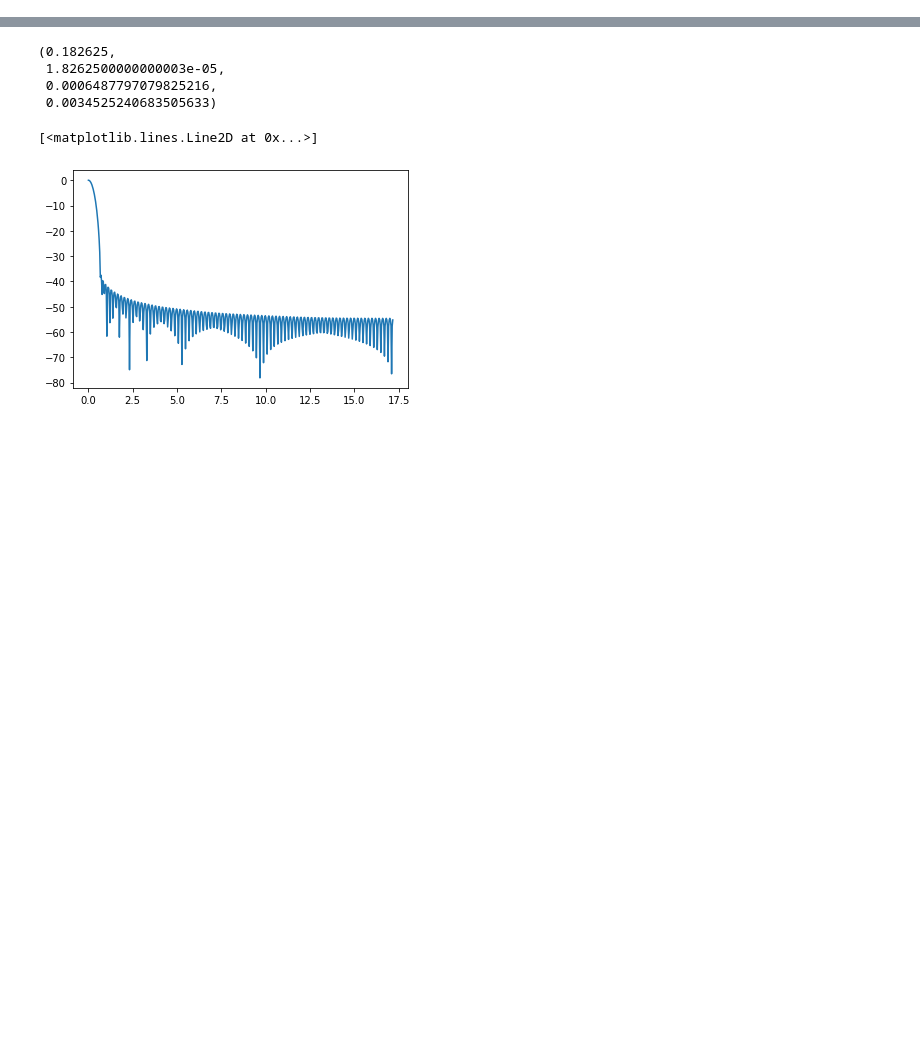
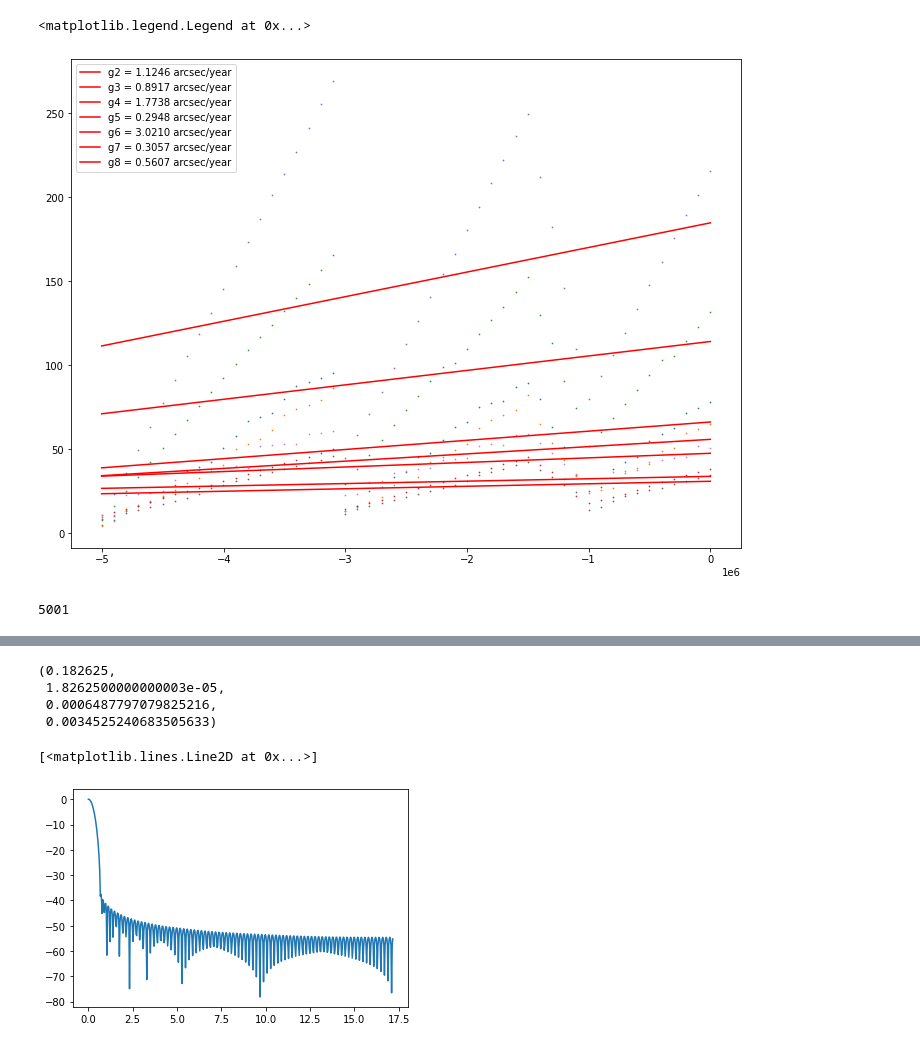
Before and after one commit to Rmelikyan/Flora_Family, a Jupyter notebook: notebooks/Derivation_of_Synthetic_Proper_Elements.ipynb, the cells around one changed output, grey strips where cells are left out. Cells and saved outputs as stored; diff of their text form; code cells hidden in the pictures; blank space fills up the shorter version.

```diff
--- a/notebooks/Derivation_of_Synthetic_Proper_Elements.ipynb
+++ b/notebooks/Derivation_of_Synthetic_Proper_Elements.ipynb
@@ -32,15 +80,6 @@ print(out_times[-1]/year)
 # %%
-orbit_data = {'Jupiter':[], 'Saturn': []}
+orbit_data = {'Venus': {'orbits':[]}, 'Earth':{'orbits':[]}, 'Mars':{'orbits':[]}, 'Jupiter':{'orbits':[]}, 'Saturn': {'orbits':[]}, 'Uranus':{'orbits':[]}, 'Neptune':{'orbits':[]}, 'Vesta':{'orbits':[]}}
 for t in out_times:
     sim.integrate(t)
     for name in orbit_data:
-        orbit_data[name].append(ps[name].calculate_orbit(ps["Sun"]))
+        orbit_data[name]['orbits'].append(ps[name].calculate_orbit(ps["Sun"]))
-# %%
-def get_pr(o):
-    return np.sin(0.5*o.inc)*np.sin(o.Omega)
-def get_qr(o):
-    return np.sin(0.5*o.inc)*np.cos(o.Omega)
-def get_hr(o):
-    return o.e*np.sin(o.pomega)
-def get_kr(o):
-    return o.e*np.cos(o.pomega)
@@ -46,0 +91,12 @@ def get_kr(o):
+# %%
+for name in orbit_data:
+    orbit_data[name]['orbits'].reverse() # put orbit aray in order of increasing time
+    orbit_data[name]['pomega'] = [orb.pomega for orb in orbit_data[name]['orbits']]
+    orbit_data[name]['polar_pomega'] = polarizing_angles(orbit_data[name]['pomega'])
+    orbit_data[name]['Omega']  = [orb.Omega for orb in orbit_data[name]['orbits']]
+    orbit_data[name]['equi_p'] = [get_pr(orb) for orb in orbit_data[name]['orbits']]
+    orbit_data[name]['equi_q'] = [get_qr(orb) for orb in orbit_data[name]['orbits']]
+    orbit_data[name]['equi_h'] = [get_hr(orb) for orb in orbit_data[name]['orbits']]
+    orbit_data[name]['equi_k'] = [get_kr(orb) for orb in orbit_data[name]['orbits']]
+plot_times = [t/sec2year for t in  out_times]
+plot_times.reverse()
@@ -46,0 +111,32 @@ def get_kr(o):
+# %%
+plt.figure(figsize=(12,9))
+
+g_j = {}
+j = 2
+for name in orbit_data:
+    if name == "Vesta": continue
+    (g, b), pcov = curve_fit(lin_func, plot_times, orbit_data[name]['polar_pomega'])
+    key = 'g{}'.format(j)
+    g_j[key] = g
+    plt.scatter(plot_times[::100], orbit_data[name]['polar_pomega'][::100], s = 0.5)
+    plt.plot(plot_times[::100], lin_func(plot_times[::100], g, b), c = 'red', label = '{} = {:.4f} arcsec/year'.format(key, g*rad2Deg*3600))
+    j+=1
+
+plt.legend()
+# %% [output]
+<matplotlib.legend.Legend at 0x...>
+[figure, added]
+# %%
+n = len(orbit_data["Vesta"]['equi_h'])
+fhat_h = np.fft.fft(orbit_data["Vesta"]['equi_h'], n=n, norm=None)
+psd_h = abs(fhat_h)/n*2
+fhat_k = np.fft.fft(orbit_data["Vesta"]['equi_k'], n=n, norm=None)
+psd_k = abs(fhat_k)/n*2
+fhat_p = np.fft.fft(orbit_data["Vesta"]['equi_p'], n=n, norm=None)
+psd_p = abs(fhat_p)/n*2
+fhat_q = np.fft.fft(orbit_data["Vesta"]['equi_q'], n=n, norm=None)
+psd_q = abs(fhat_q)/n*2
+freq = (2*np.pi*rad2Deg*3600/(dt*n)*sec2year) * np.arange(n)
+print(n)
+# %% [output]
+5001
```
Also changed, not shown: parts of 33 cells of this notebook, 52 other files.
